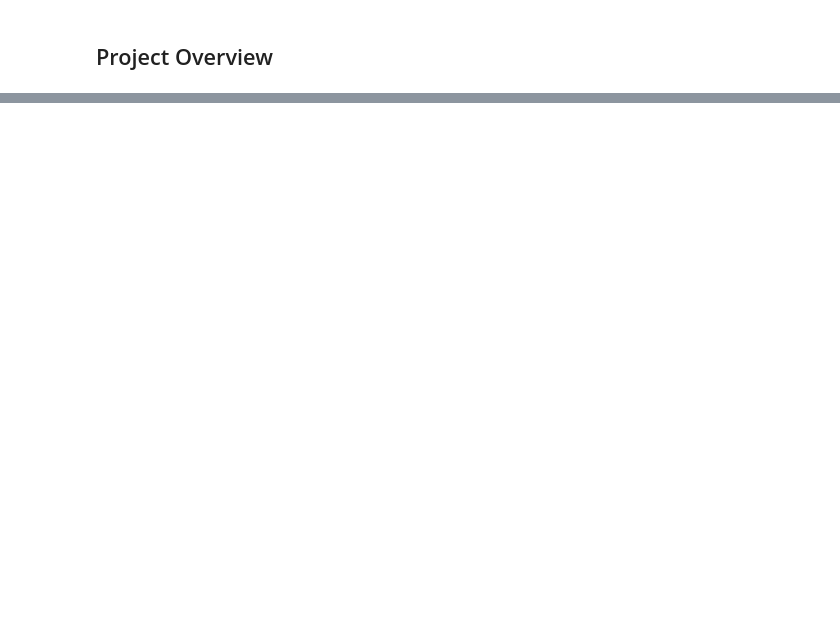
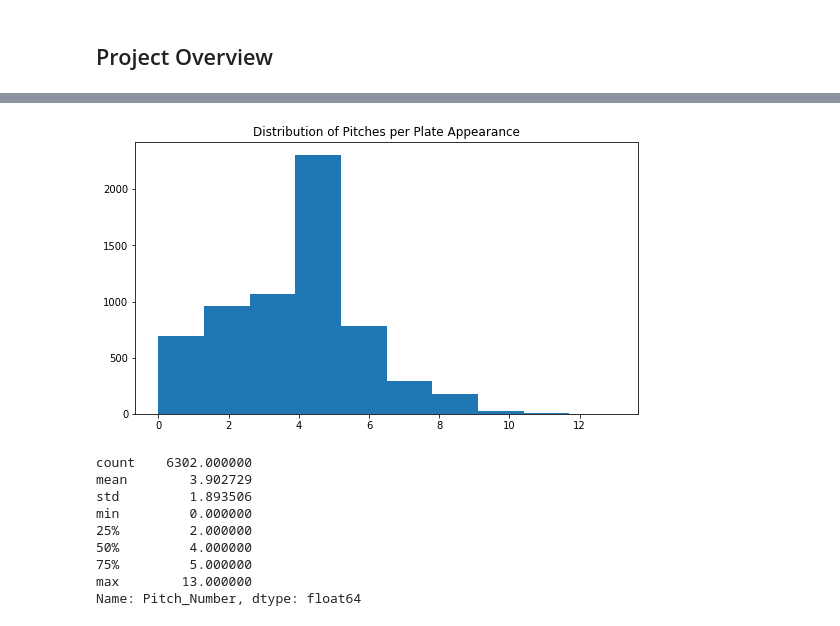
Before and after one commit to str007/Kaggle, a Jupyter notebook: Boston Red Sox Case Study/Boston Red Sox Case Study.ipynb, the cells around one changed output, grey strips where cells are left out. Cells and saved outputs as stored; diff of their text form; code cells hidden in the pictures; blank space fills up the shorter version.

```diff
--- a/Boston Red Sox Case Study/Boston Red Sox Case Study.ipynb
+++ b/Boston Red Sox Case Study/Boston Red Sox Case Study.ipynb
@@ -48,0 +104,18 @@ FileNotFoundError: File b'redsox_2018.csv' does not exist
+# %%
+#Look at our distribution of Pitch Number
+plt.figure(figsize=[9,5])
+plt.hist(red_sox.Pitch_Number)
+plt.title('Distribution of Pitches per Plate Appearance')
+plt.show()
+print(red_sox['Pitch_Number'].describe())
+# %% [output]
+[figure, added]
+count    6302.000000
+mean        3.902729
+std         1.893506
+min         0.000000
+25%         2.000000
+50%         4.000000
+75%         5.000000
+max        13.000000
+Name: Pitch_Number, dtype: float64
```
Also changed, not shown: parts of 22 cells of this notebook.
